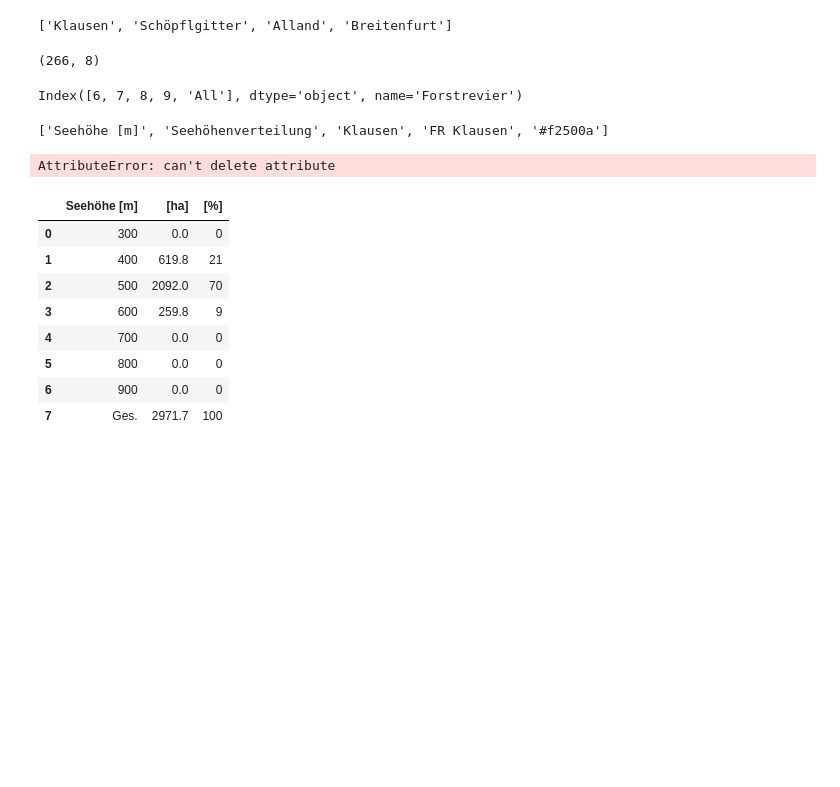
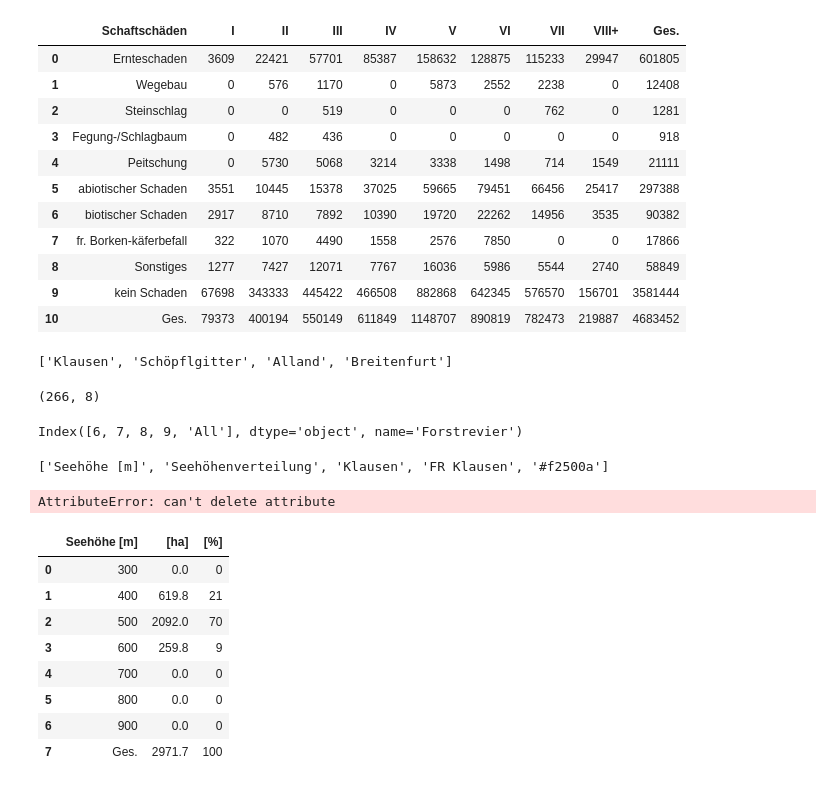
Before and after one commit to satlawa/obf_autop, a Jupyter notebook: main_03.ipynb, the cells around one changed output. Saved outputs shown, nothing was run; the diff lists cells and outputs as text; code cells hidden in the pictures; blank space fills up the shorter version.

```diff
--- a/main_03.ipynb
+++ b/main_03.ipynb
@@ -132,3 +132,18 @@ obf_spi.fuc_tbl_spi_ss(1355)
+# %%
+obf_spi.fuc_tbl_plt_spi_schaeden(1356, typ='Schad.Urs.', title='Schaftschäden', values='Vfm vor Ort')
+# %% [output]
+|  | Schaftschäden | I | II | III | IV | V | VI | VII | VIII+ | Ges. |
+| 0 | Ernteschaden | 3609 | 22421 | 57701 | 85387 | 158632 | 128875 | 115233 | 29947 | 601805 |
+| 1 | Wegebau | 0 | 576 | 1170 | 0 | 5873 | 2552 | 2238 | 0 | 12408 |
+| 2 | Steinschlag | 0 | 0 | 519 | 0 | 0 | 0 | 762 | 0 | 1281 |
+| 3 | Fegung-/Schlagbaum | 0 | 482 | 436 | 0 | 0 | 0 | 0 | 0 | 918 |
+| 4 | Peitschung | 0 | 5730 | 5068 | 3214 | 3338 | 1498 | 714 | 1549 | 21111 |
+| 5 | abiotischer Schaden | 3551 | 10445 | 15378 | 37025 | 59665 | 79451 | 66456 | 25417 | 297388 |
+| 6 | biotischer Schaden | 2917 | 8710 | 7892 | 10390 | 19720 | 22262 | 14956 | 3535 | 90382 |
+| 7 | fr. Borken-käferbefall | 322 | 1070 | 4490 | 1558 | 2576 | 7850 | 0 | 0 | 17866 |
+| 8 | Sonstiges | 1277 | 7427 | 12071 | 7767 | 16036 | 5986 | 5544 | 2740 | 58849 |
+| 9 | kein Schaden | 67698 | 343333 | 445422 | 466508 | 882868 | 642345 | 576570 | 156701 | 3581444 |
+| 10 | Ges. | 79373 | 400194 | 550149 | 611849 | 1148707 | 890819 | 782473 | 219887 | 4683452 |
 # %%
 obf_es_hs.set_fr(['Klausen', 'Schöpflgitter', 'Alland', 'Breitenfurt'])
 # %% [output]
```
Also changed, not shown: parts of 4 cells of this notebook, 3 other files.
